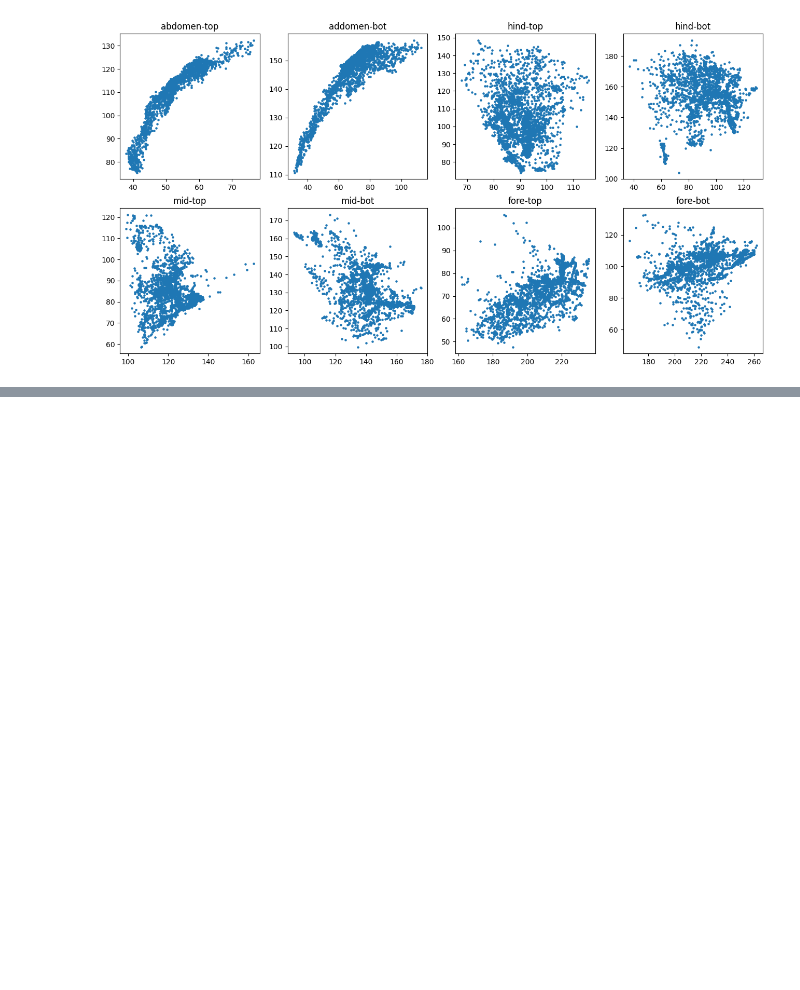
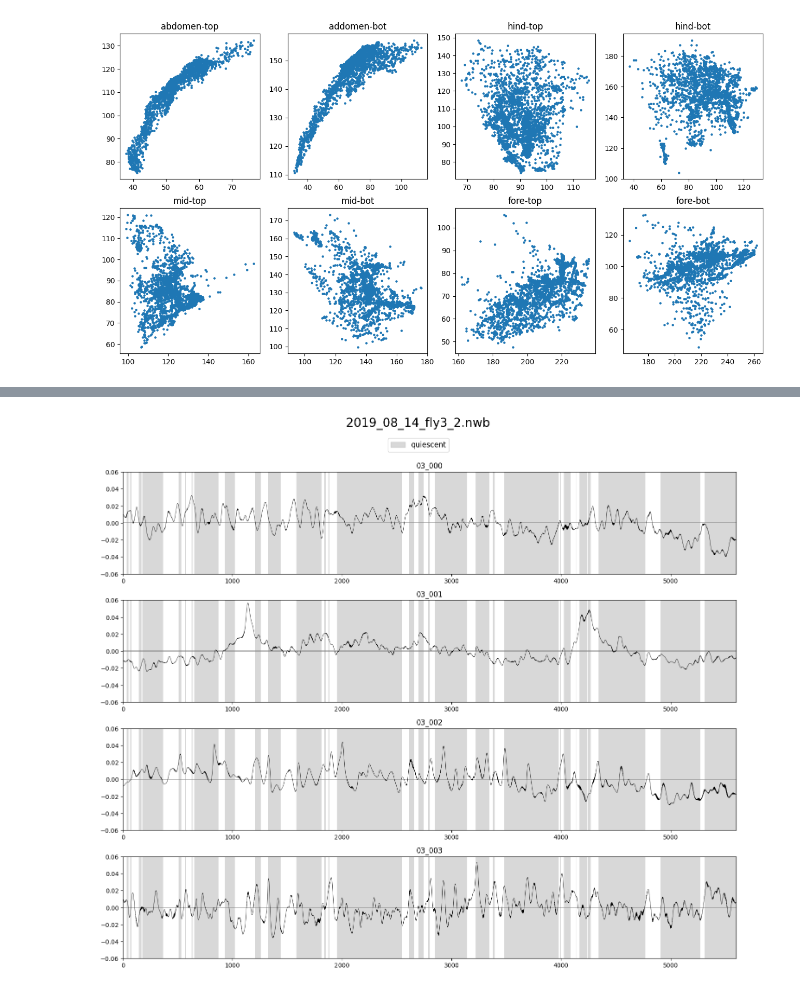
Before and after one commit to julian-zim/higama, a Jupyter notebook: organisms/fly-2023-schaffer-(flygenvector)/data_exploration/explore.ipynb, the cells around one changed output, grey strips where cells are left out. Saved outputs shown, nothing was run; the diff lists cells and outputs as text; code cells hidden in the pictures; blank space fills up the shorter version.

```diff
--- a/organisms/fly-2023-schaffer-(flygenvector)/data_exploration/explore.ipynb
+++ b/organisms/fly-2023-schaffer-(flygenvector)/data_exploration/explore.ipynb
@@ -71,0 +72,7 @@ print(np.argmax(behavioral_states[file_ids.index(0)].values[id]))
+# %%
+plot_utils.plot_traces(f'{filenames[file_ids.index(plot_id)]}',
+					   states[file_ids.index(plot_id)]['still'],
+					   [traces[file_ids.index(plot_id)]],
+					   label='quiescent', n_plots=4, plots_per_row=1, top_space=1, ylimits=(-0.06, 0.06))
+# %% [output]
+[figure, added]
```
Also changed, not shown: parts of 15 cells of this notebook, 9 other files.
